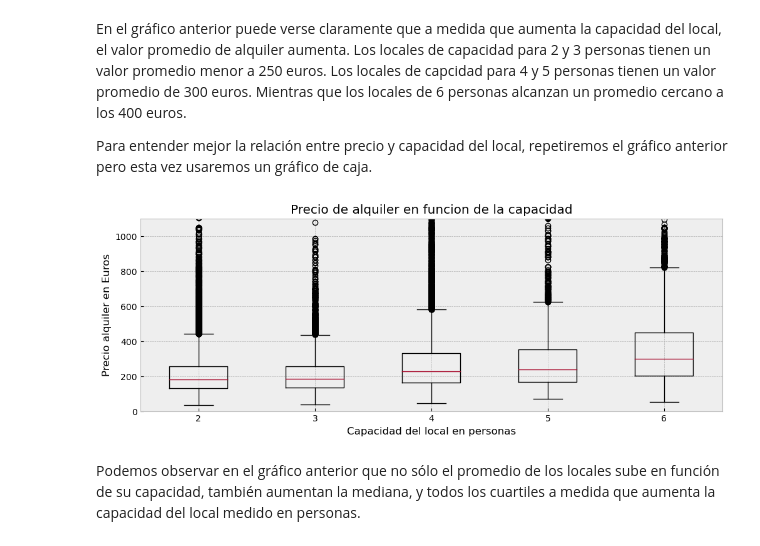
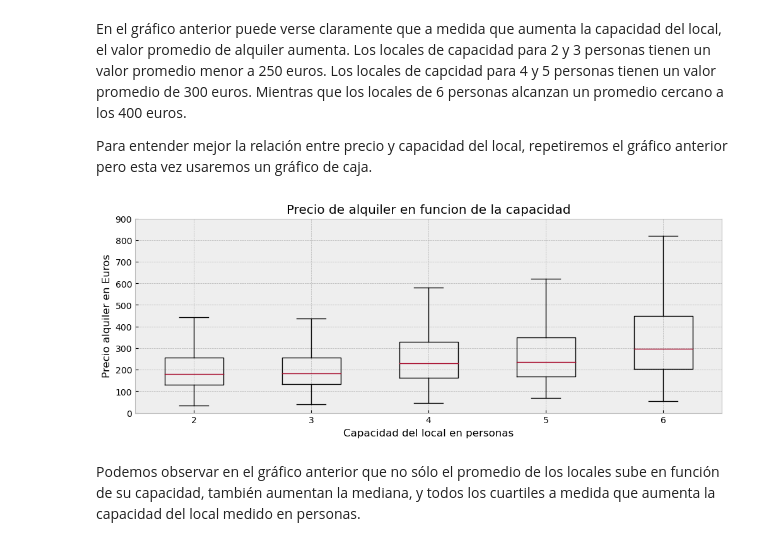
Before and after one commit to tekluis/CoderHouse, a Jupyter notebook: VISUALIZACION-TEK.ipynb, the cells around one changed output. Drawn from its saved outputs; the diff is of its cells as text; code cells hidden in the pictures.

```diff
--- a/VISUALIZACION-TEK.ipynb
+++ b/VISUALIZACION-TEK.ipynb
@@ -94,26 +93,26 @@ Para entender mejor la relación entre precio y capacidad del local, repetiremos
 # %%
 
 fig, ax = plt.subplots(figsize=(12,4))
 
 column_x = 'Person Capacity'
 column_y = 'Price'
 
 x_categories = [2,3,4,5,6]
 x_positions = np.arange(len(x_categories))
 
-ax.boxplot([df[df[column_x] == x][column_y] for x in x_categories], positions=x_positions)
+ax.boxplot([df[df[column_x] == x][column_y] for x in x_categories], positions=x_positions, showfliers=False)
 
 ax.set_xticks(x_positions)  # Posiciones de los ticks del eje x
 ax.set_xticklabels(x_categories)  # Etiquetas del eje x
 ax.set_ylabel('Precio alquiler en Euros')  # Etiqueta del eje y
 ax.set_xlabel('Capacidad del local en personas')  # Etiqueta del eje x
 ax.set_title('Precio de alquiler en funcion de la capacidad')  # Título del gráfico
-ax.set_ylim(0, 1100)
+ax.set_ylim(0, 900)
 
 # Mostrar el gráfico
 plt.show()
 # %% [output]
-[figure, old version]
+[figure, new version]
 # %% [markdown]
 Podemos observar en el gráfico anterior que no sólo el promedio de los locales sube en función de su capacidad, también aumentan la mediana, y todos los cuartiles a medida que aumenta la capacidad del local medido en personas.
 # %% [markdown]
```
Also changed, not shown: parts of 7 cells of this notebook.
